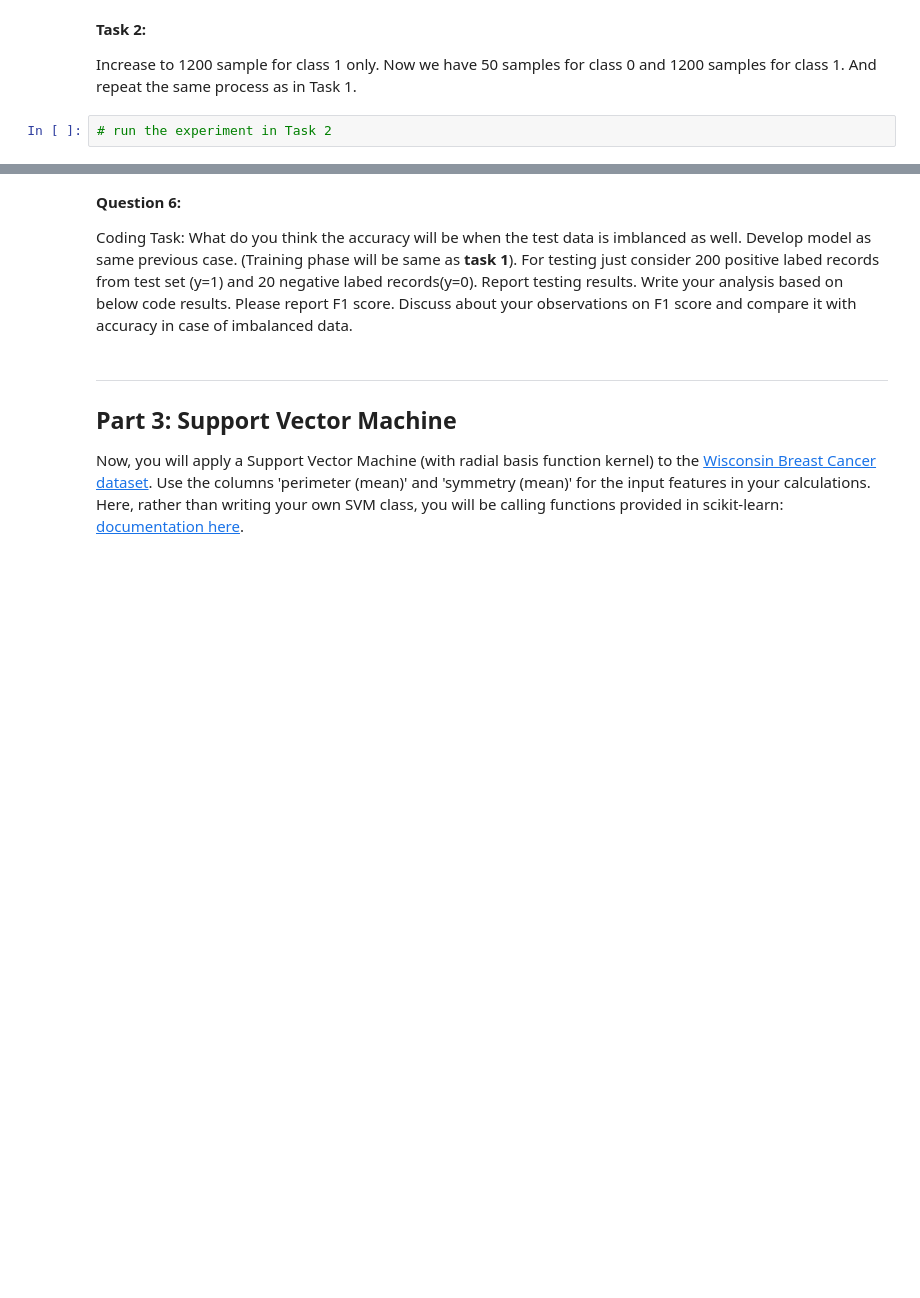
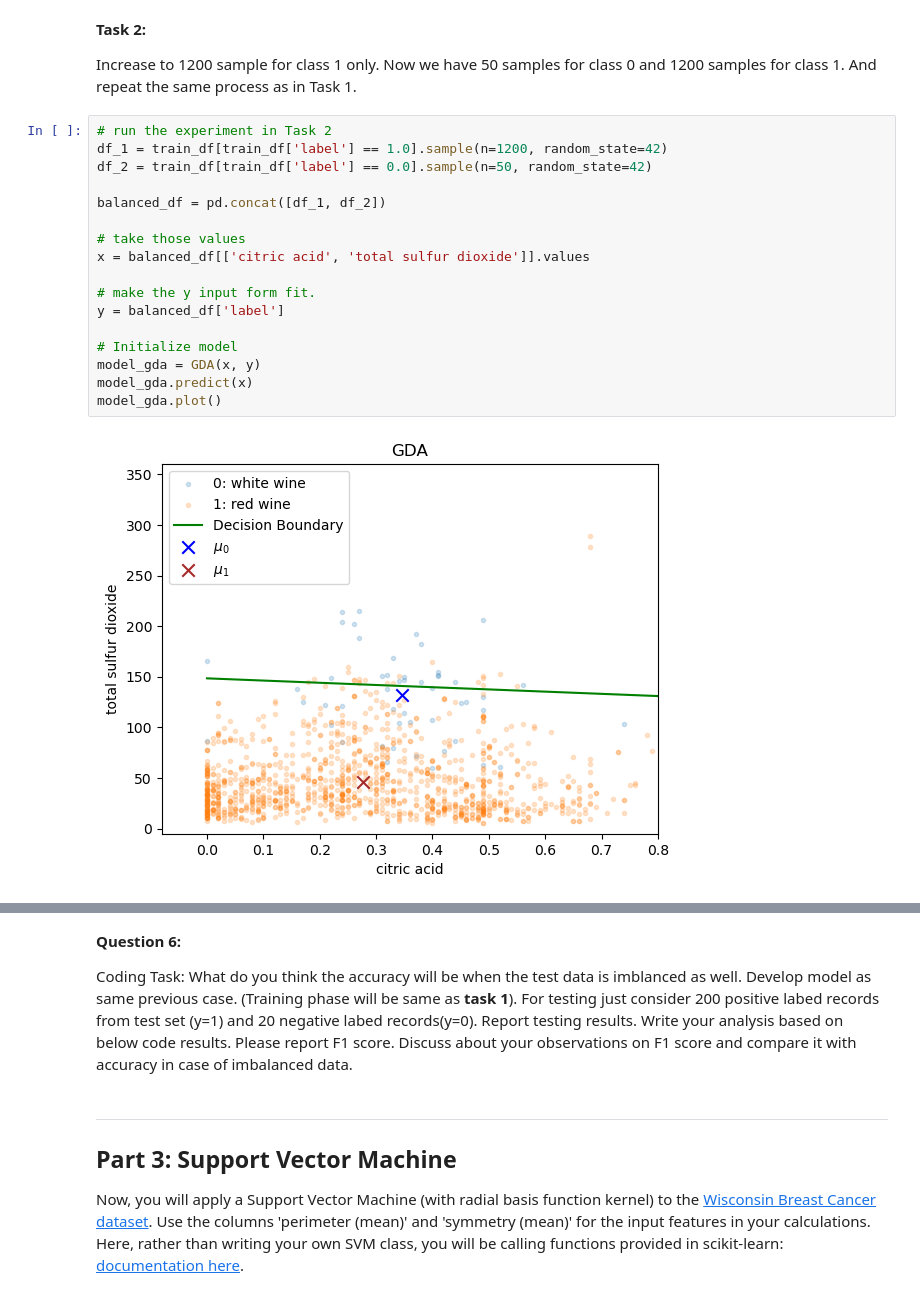
Before and after one commit to JayLi1209/cs4262-5262-2024S, a Jupyter notebook: Assignment3/Assignment3-GDA.ipynb, the cells around one changed output, grey strips where cells are left out. Saved outputs shown, nothing was run; the diff lists cells and outputs as text; blank space fills up the shorter version.

```diff
--- a/Assignment3/Assignment3-GDA.ipynb
+++ b/Assignment3/Assignment3-GDA.ipynb
@@ -322,5 +309,22 @@ x1 [0.         0.00767677 0.01535354 0.0230303  0.03070707 0.03838384
 **Task 2:**
 
 Increase to 1200 sample for class 1 only. Now we have 50 samples for class 0 and 1200 samples for class 1. And repeat the same process as in Task 1.
-# %%
-# run the experiment in Task 2
+# %%
+# run the experiment in Task 2
+df_1 = train_df[train_df['label'] == 1.0].sample(n=1200, random_state=42)
+df_2 = train_df[train_df['label'] == 0.0].sample(n=50, random_state=42)
+
+balanced_df = pd.concat([df_1, df_2])
+
+# take those values
+x = balanced_df[['citric acid', 'total sulfur dioxide']].values
+
+# make the y input form fit.
+y = balanced_df['label']
+
+# Initialize model
+model_gda = GDA(x, y)
+model_gda.predict(x)
+model_gda.plot()
+# %% [output]
+[figure, added]
```
Also changed, not shown: parts of 8 cells of this notebook.
